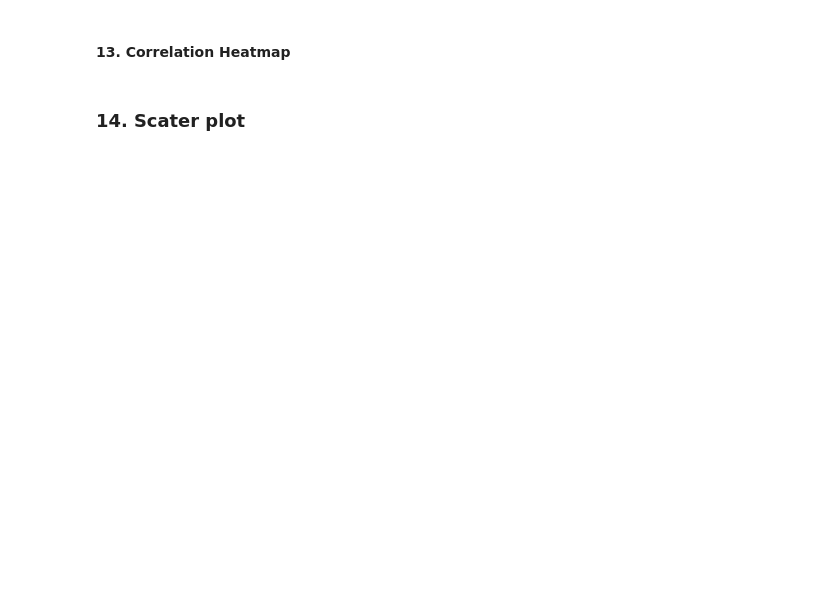
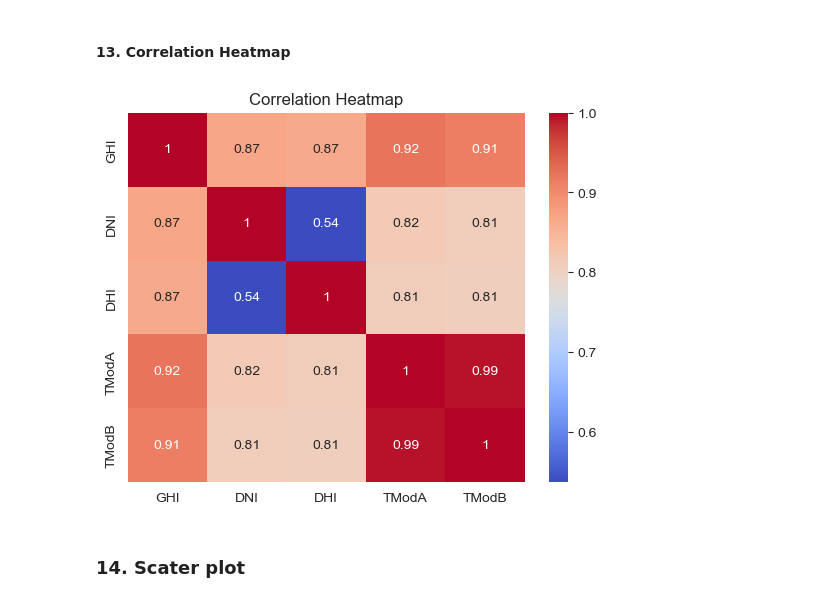
Before and after one commit to worashf/solar-challenge-week1, a Jupyter notebook: notebooks/sierraleone_eda.ipynb, the cells around one changed output. Saved outputs shown, nothing was run; the diff lists cells and outputs as text; code cells hidden in the pictures; blank space fills up the shorter version.

Commit message:
Update sierraleon note book

```diff
--- a/notebooks/sierraleone_eda.ipynb
+++ b/notebooks/sierraleone_eda.ipynb
@@ -237,8 +242,19 @@ sierraleone_df.groupby('CleaningFlag')[['ModA', 'ModB']].mean().plot(kind='bar',
 # %% [markdown]
 #### 13. Correlation Heatmap
 # %%
+
 heat_cols = ['GHI', 'DNI', 'DHI', 'TModA', 'TModB']
-sns.heatmap(sierraleone_clean[heat_cols].corr(), annot=True, cmap='coolwarm')
+
+# Check if all columns exist
+if all(col in sierraleone_clean.columns for col in heat_cols):
+    sns.heatmap(sierraleone_clean[heat_cols].corr(), annot=True, cmap='coolwarm')
+    plt.title('Correlation Heatmap')
+    plt.show()
+else:
+    missing = [col for col in heat_cols if col not in sierraleone_clean.columns]
+    print(f"Missing columns in dataset: {missing}")
+# %% [output]
+[figure, added]
 # %% [markdown]
 ### 14. Scater plot
 # %%
```
Also changed, not shown: parts of 7 cells of this notebook.
